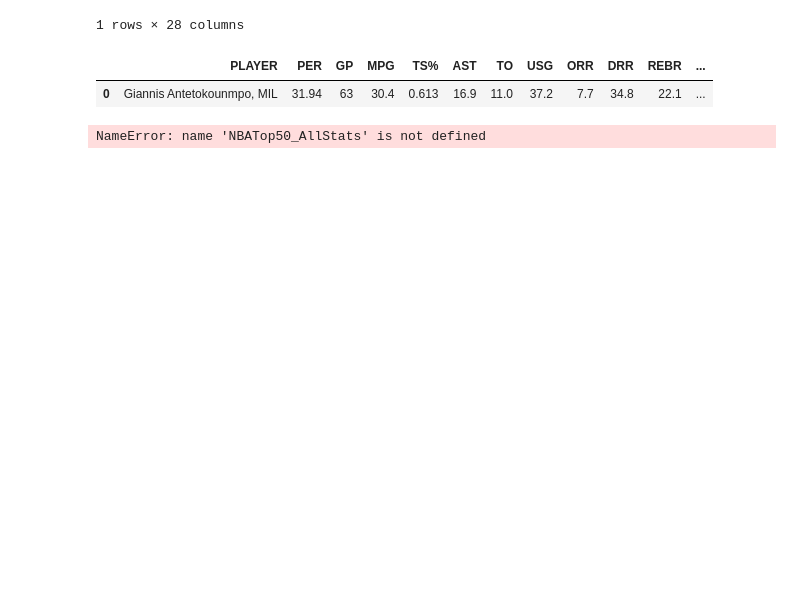
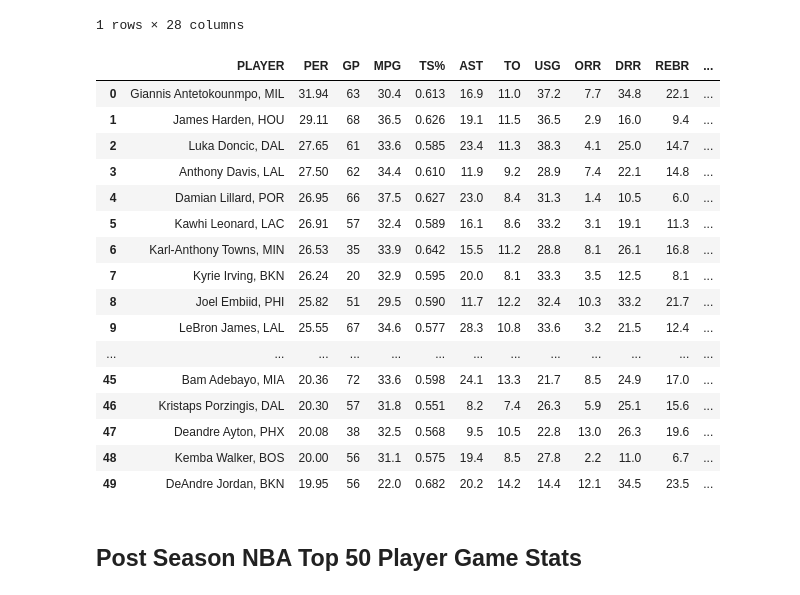
Before and after one commit to tylerspck/Bubble_ball, a Jupyter notebook: Player Data.ipynb, the cells around one changed output. Cells and saved outputs as stored; diff of their text form; code cells hidden in the pictures; blank space fills up the shorter version.

Commit message:
post season top 50 all stats

```diff
--- a/Player Data.ipynb
+++ b/Player Data.ipynb
@@ -364,10 +364,25 @@ NBA_AllStats.head(1)
 | 0 | 0 | 0 | LeBron | James | 0afbe608-940a-4d5d-a1f7-468718c67d91 | F | 19 | 50.0 | ... |
 1 rows × 28 columns
 # %%
-NBATop50.head(1)
+NBATop50
 # %% [output]
 |  | PLAYER | PER | GP | MPG | TS% | AST | TO | USG | ORR | DRR | REBR | ... |
 | 0 | Giannis Antetokounmpo, MIL | 31.94 | 63 | 30.4 | 0.613 | 16.9 | 11.0 | 37.2 | 7.7 | 34.8 | 22.1 | ... |
+| 1 | James Harden, HOU | 29.11 | 68 | 36.5 | 0.626 | 19.1 | 11.5 | 36.5 | 2.9 | 16.0 | 9.4 | ... |
+| 2 | Luka Doncic, DAL | 27.65 | 61 | 33.6 | 0.585 | 23.4 | 11.3 | 38.3 | 4.1 | 25.0 | 14.7 | ... |
+| 3 | Anthony Davis, LAL | 27.50 | 62 | 34.4 | 0.610 | 11.9 | 9.2 | 28.9 | 7.4 | 22.1 | 14.8 | ... |
+| 4 | Damian Lillard, POR | 26.95 | 66 | 37.5 | 0.627 | 23.0 | 8.4 | 31.3 | 1.4 | 10.5 | 6.0 | ... |
+| 5 | Kawhi Leonard, LAC | 26.91 | 57 | 32.4 | 0.589 | 16.1 | 8.6 | 33.2 | 3.1 | 19.1 | 11.3 | ... |
+| 6 | Karl-Anthony Towns, MIN | 26.53 | 35 | 33.9 | 0.642 | 15.5 | 11.2 | 28.8 | 8.1 | 26.1 | 16.8 | ... |
+| 7 | Kyrie Irving, BKN | 26.24 | 20 | 32.9 | 0.595 | 20.0 | 8.1 | 33.3 | 3.5 | 12.5 | 8.1 | ... |
+| 8 | Joel Embiid, PHI | 25.82 | 51 | 29.5 | 0.590 | 11.7 | 12.2 | 32.4 | 10.3 | 33.2 | 21.7 | ... |
+| 9 | LeBron James, LAL | 25.55 | 67 | 34.6 | 0.577 | 28.3 | 10.8 | 33.6 | 3.2 | 21.5 | 12.4 | ... |
+| ... | ... | ... | ... | ... | ... | ... | ... | ... | ... | ... | ... | ... |
+| 45 | Bam Adebayo, MIA | 20.36 | 72 | 33.6 | 0.598 | 24.1 | 13.3 | 21.7 | 8.5 | 24.9 | 17.0 | ... |
+| 46 | Kristaps Porzingis, DAL | 20.30 | 57 | 31.8 | 0.551 | 8.2 | 7.4 | 26.3 | 5.9 | 25.1 | 15.6 | ... |
+| 47 | Deandre Ayton, PHX | 20.08 | 38 | 32.5 | 0.568 | 9.5 | 10.5 | 22.8 | 13.0 | 26.3 | 19.6 | ... |
+| 48 | Kemba Walker, BOS | 20.00 | 56 | 31.1 | 0.575 | 19.4 | 8.5 | 27.8 | 2.2 | 11.0 | 6.7 | ... |
+| 49 | DeAndre Jordan, BKN | 19.95 | 56 | 22.0 | 0.682 | 20.2 | 14.2 | 14.4 | 12.1 | 34.5 | 23.5 | ... |
 # %%
 NBATop50_List = NBATop50['Player'].tolist()
 # %%
@@ -375,4 +390,4 @@ Top50_AllStats = NBA_AllStats[NBA_AllStats.Player.isin(NBATop50_List)]
 # %%
-NBATop50_AllStats.to_csv("data_files/FinalDataFiles/NBATop50_AllStats.csv")
+#NBATop50_AllStats.to_csv("data_files/FinalDataFiles/NBATop50_AllStats.csv")
-# %% [output]
-NameError: name 'NBATop50_AllStats' is not defined
+# %% [markdown]
+## Post Season NBA Top 50 Player Game Stats
```
Also changed, not shown: parts of 5 cells of this notebook, 1 other file.
